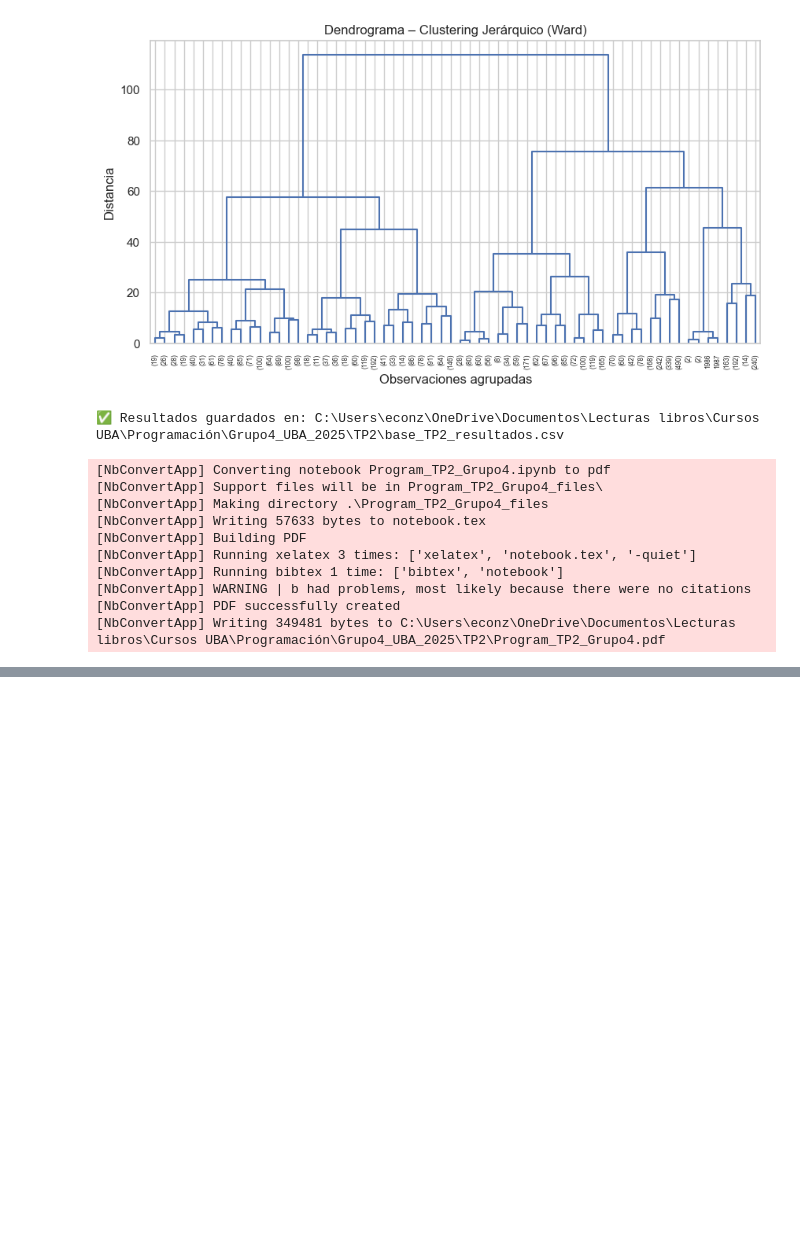
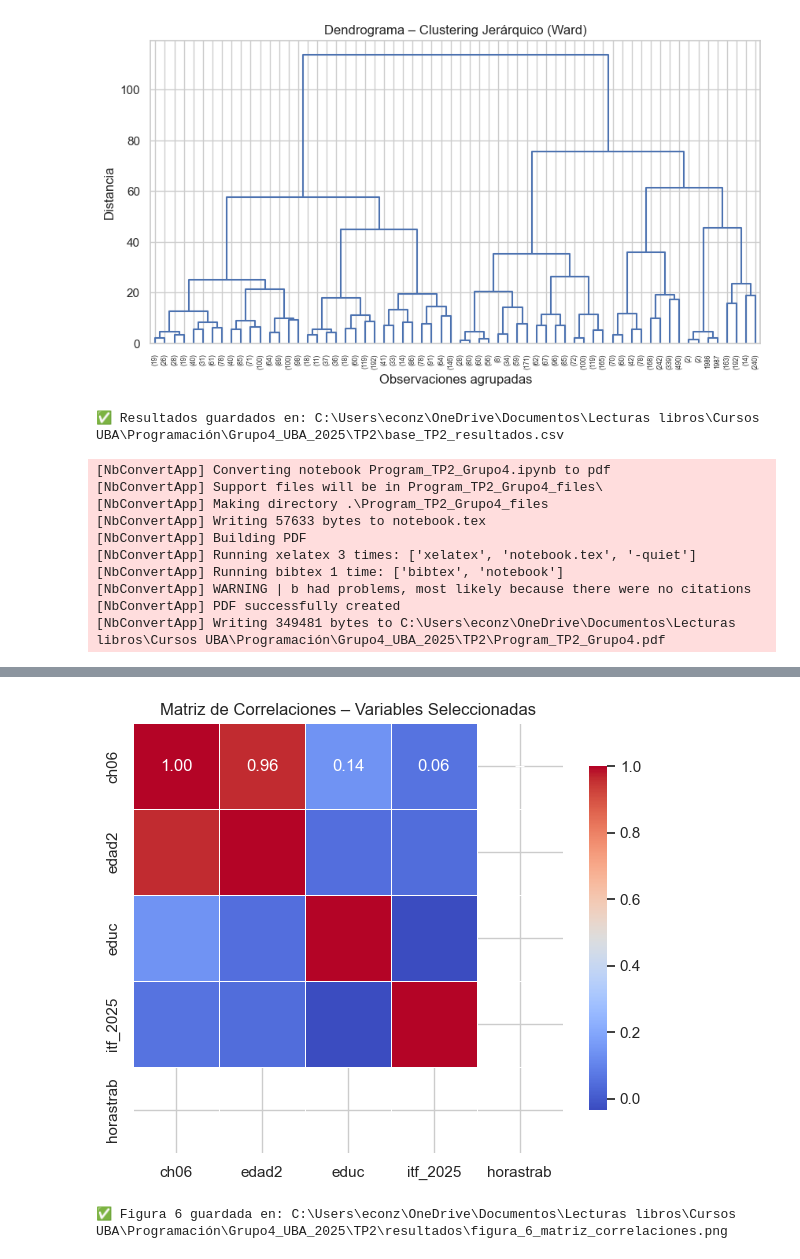
Before and after one commit to Analisis1983/Grupo4_UBA_2025, a Jupyter notebook: TP2/Program_TP2_Grupo4.ipynb, the cells around one changed output, grey strips where cells are left out. Saved outputs shown, nothing was run; the diff lists cells and outputs as text; code cells hidden in the pictures; blank space fills up the shorter version.

```diff
--- a/TP2/Program_TP2_Grupo4.ipynb
+++ b/TP2/Program_TP2_Grupo4.ipynb
@@ -316,0 +514,34 @@ print("✅ Resultados guardados en:", ruta_salida)
+# %%
+# ============================================================
+# === 8) Matriz de correlaciones – Variables seleccionadas ===
+# ============================================================
+
+import seaborn as sns
+import matplotlib.pyplot as plt
+import os
+
+# Selección de variables
+vars_corr = ["ch06", "edad2", "educ", "itf_2025", "horastrab"]
+
+# Calcular matriz de correlaciones
+corr = eph[vars_corr].corr()
+
+# Crear figura
+plt.figure(figsize=(6,5))
+sns.heatmap(corr, annot=True, cmap="coolwarm", fmt=".2f", square=True,
+            cbar_kws={"shrink": .8}, linewidths=.5)
+plt.title("Matriz de Correlaciones – Variables Seleccionadas")
+plt.tight_layout()
+
+# === Guardar en carpeta de resultados ===
+ruta_fig_corr = os.path.join(
+    r"C:\Users\econz\OneDrive\Documentos\Lecturas libros\Cursos UBA\Programación\Grupo4_UBA_2025\TP2\resultados",
+    "figura_6_matriz_correlaciones.png"
+)
+plt.savefig(ruta_fig_corr, dpi=300, bbox_inches="tight")
+plt.show()
+
+print("✅ Figura 6 guardada en:", ruta_fig_corr)
+# %% [output]
+[figure, added]
+✅ Figura 6 guardada en: C:\Users\econz\OneDrive\Documentos\Lecturas libros\Cursos UBA\Programación\Grupo4_UBA_2025\TP2\resultados\figura_6_matriz_correlaciones.png
```
Also changed, not shown: parts of 12 cells of this notebook, 16 other files.
